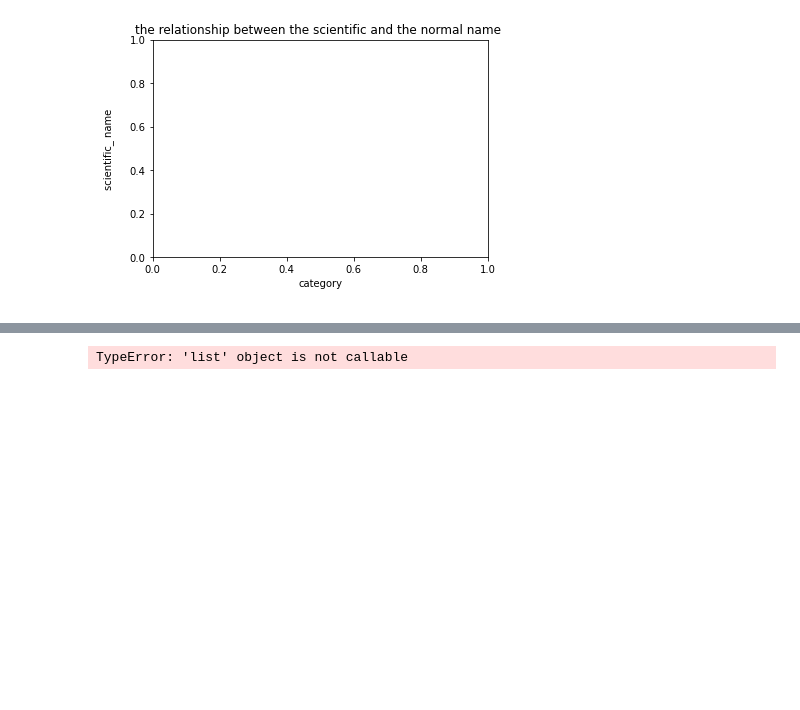
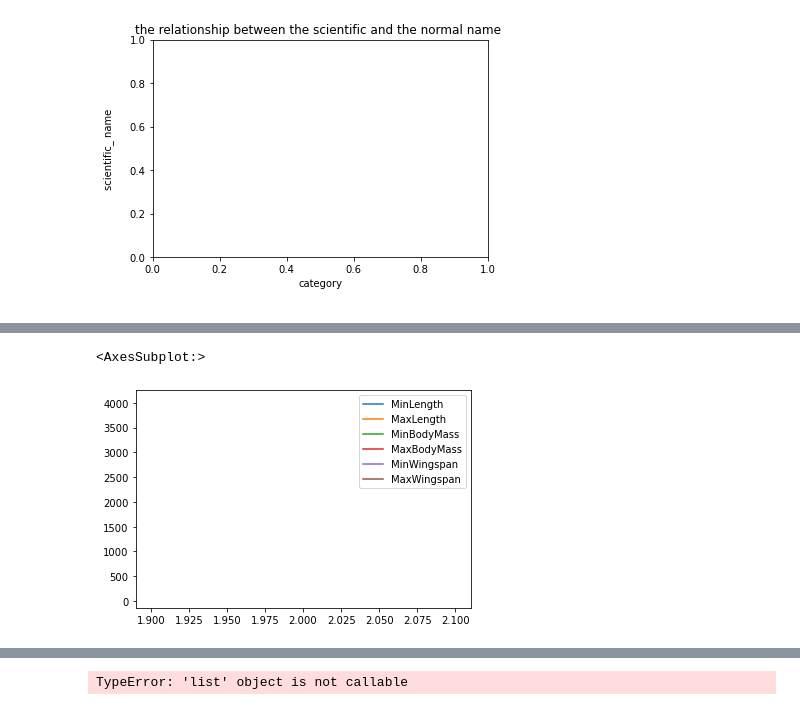
Before and after one commit to FatimaMuhammadAdam/ArewaDS-Machine-Learning-Assignments, a Jupyter notebook: week_3/quntities_visualization.ipynb, the cells around one changed output, grey strips where cells are left out. Cells and saved outputs as stored; diff of their text form; code cells hidden in the pictures; blank space fills up the shorter version.

Commit message:
quntities_visualization

```diff
--- a/week_3/visualization.ipynb
+++ b/week_3/quntities_visualization.ipynb
@@ -54,3 +54,6 @@ plt.title('the relationship between the scientific and the normal name ')
 plt.show()
 # %% [output]
 [figure]
+# %%
+snow_goose_df = df[df['Name']=='Snow goose']
+snow_goose_df.head()
@@ -56,0 +63,5 @@ plt.show()
+# %%
+snow_goose_df.plot()
+# %% [output]
+<AxesSubplot:>
+[figure, added]
```
Also changed, not shown: parts of 7 cells of this notebook.
